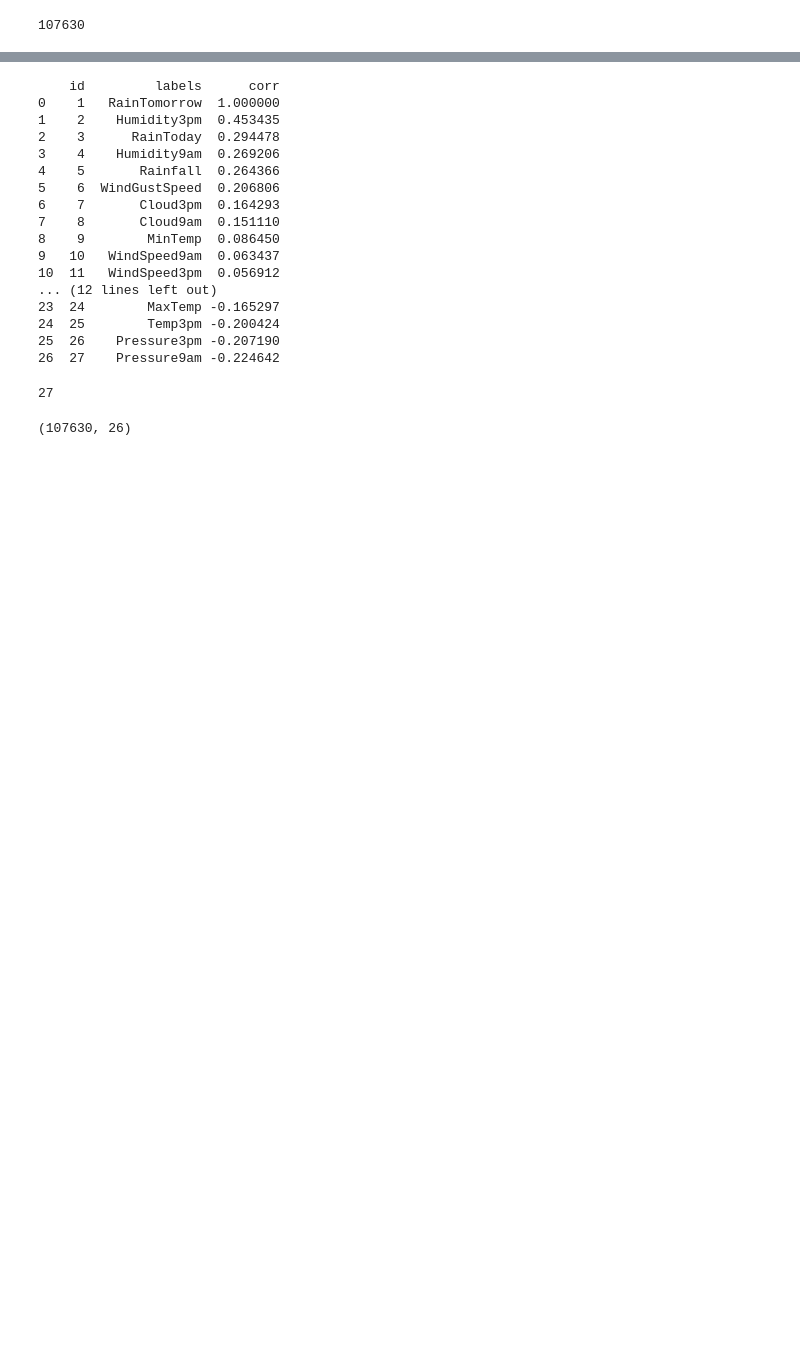
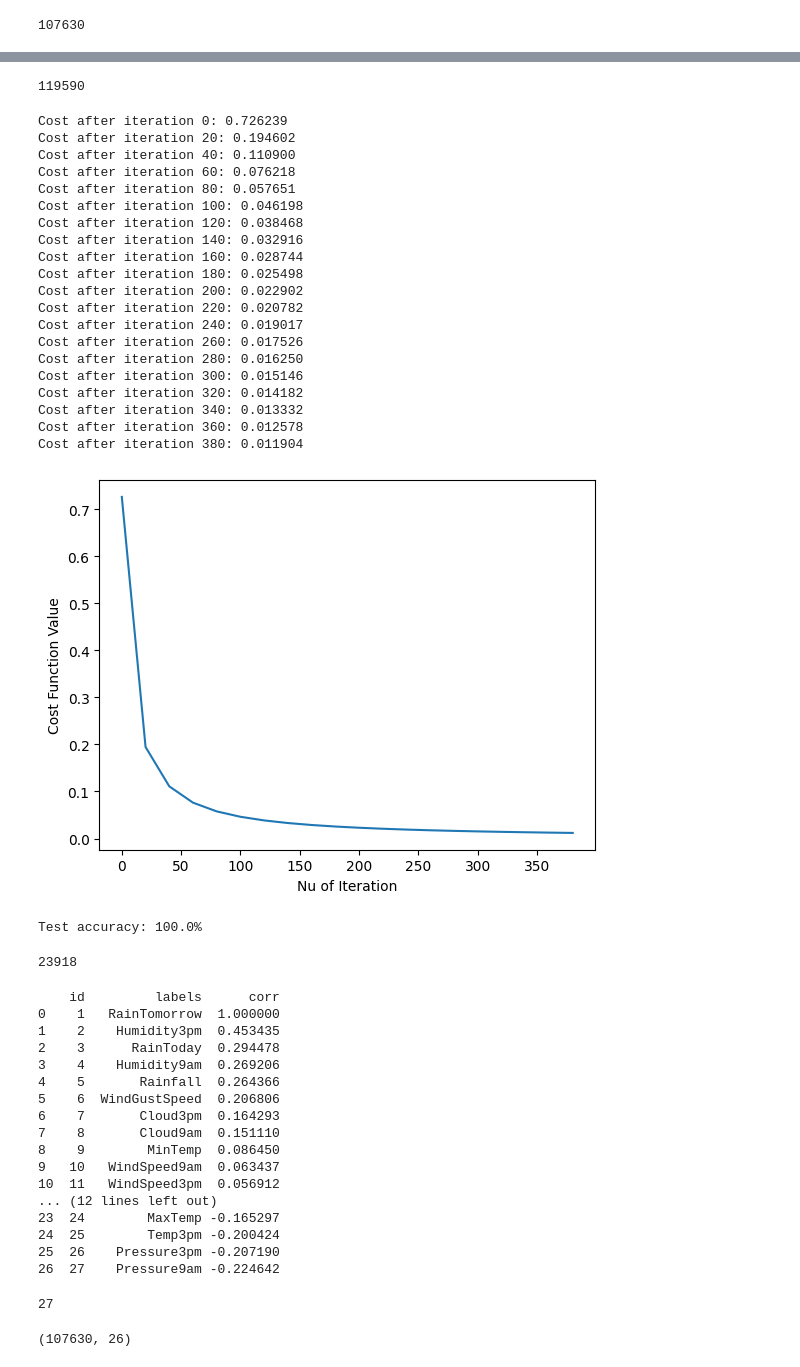
Before and after one commit to ThanhLong102/rain, a Jupyter notebook: main.ipynb, the cells around one changed output, grey strips where cells are left out. Drawn from its saved outputs; the diff is of its cells as text; code cells hidden in the pictures; blank space fills up the shorter version.

Commit message:
logistic regresstion

```diff
--- a/main.ipynb
+++ b/main.ipynb
@@ -237,5 +234,7 @@ memory usage: 22.8 MB
 # %%
 # Preparing attributes of scale data
+featuresLR = data.drop(['Date', 'Location','day', 'month'], axis=1)
+featuresLR.head(5)
 
 features = data.drop(['RainTomorrow', 'Date', 'day', 'month'], axis=1)  # dropping target and extra columns
 
@@ -315,3 +314,7 @@ database_connection = db.getConnectDataFrame()
 features.to_sql(con=database_connection, name='weather_processed', if_exists='replace', index=False)
 # %% [output]
 107630
+# %%
+y_LR = featuresLR.RainTomorrow.values
+x_dataLR = featuresLR
+x_dataLR.head()
@@ -318,3 +329,63 @@ features.to_sql(con=database_connection, name='weather_processed', if_exists='re
+# %%
+
+# In order to scale all the features between 0 and 1:
+x_LR = (x_dataLR - np.min(x_dataLR)) / (np.max(x_dataLR) - np.min(x_dataLR))
+x_LR.head(5)
+x_LR.to_sql(con=database_connection, name='weather_processed_logistic', if_exists='replace', index=False)
+# %% [output]
+119590
+# %%
+# importing sklearn's library for splitting our dataset:
+from sklearn.model_selection import train_test_split
+x_lR = x_LR.drop('RainTomorrow', axis=1)
+x_trainLR, x_testLR, y_trainLR, y_testLR = train_test_split(x_LR, y_LR, test_size=0.2, random_state=75)
+
+# For our matrix calculations we need to transpose our matrixis:
+x_trainLR = x_trainLR.T
+y_trainLR = y_trainLR.T
+x_testLR = x_testLR.T
+y_testLR = y_testLR.T
+# %%
+import model.logisticRegresstion as LR
+dimension = x_trainLR.shape[0]
+w, b = LR.initialize_weight_bias(dimension)    # Creating an initial weight matrix of (x_train data[0] x 1)
+
+# Updating our w and b by using update method.
+# Update method contains our forward and backward propagation.
+parameters, gradients, cost_list = LR.update(w, b, x_trainLR, y_trainLR, learning_rate=1, nu_of_iteration=400)
+
+# Lets use x_test for predicting y:
+y_test_predictions = LR.prediction(parameters['weight'], parameters['bias'], x_testLR)
+
+# Investigate the accuracy:
+print('Test accuracy: {}%'.format(100 - np.mean(np.abs(y_test_predictions - y_testLR))*100))
+result = pd.DataFrame({'id': [*range(1, y_test_predictions[0].size + 1)], 'prediction': y_test_predictions[0], 'actual': y_testLR})
+
+result.to_sql(con=database_connection, name='result_logisticregrestion', if_exists='replace', index=False)
+# %% [output]
+Cost after iteration 0: 0.726239
+Cost after iteration 20: 0.194602
+Cost after iteration 40: 0.110900
+Cost after iteration 60: 0.076218
+Cost after iteration 80: 0.057651
+Cost after iteration 100: 0.046198
+Cost after iteration 120: 0.038468
+Cost after iteration 140: 0.032916
+Cost after iteration 160: 0.028744
+Cost after iteration 180: 0.025498
+Cost after iteration 200: 0.022902
+Cost after iteration 220: 0.020782
+Cost after iteration 240: 0.019017
+Cost after iteration 260: 0.017526
+Cost after iteration 280: 0.016250
+Cost after iteration 300: 0.015146
+Cost after iteration 320: 0.014182
+Cost after iteration 340: 0.013332
+Cost after iteration 360: 0.012578
+Cost after iteration 380: 0.011904
+[figure, added]
+Test accuracy: 100.0%
+23918
 # %%
 corr_data = features.corr()["RainTomorrow"].sort_values(ascending=False)
 df_corr = pd.DataFrame({
```
Also changed, not shown: parts of 19 cells of this notebook, 5 other files.
